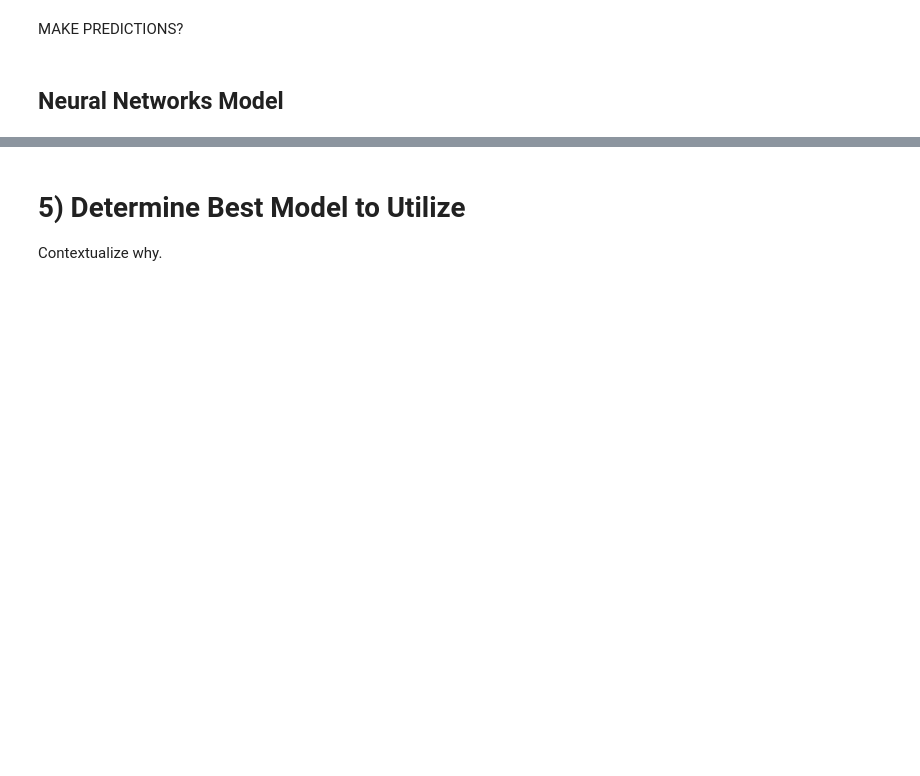
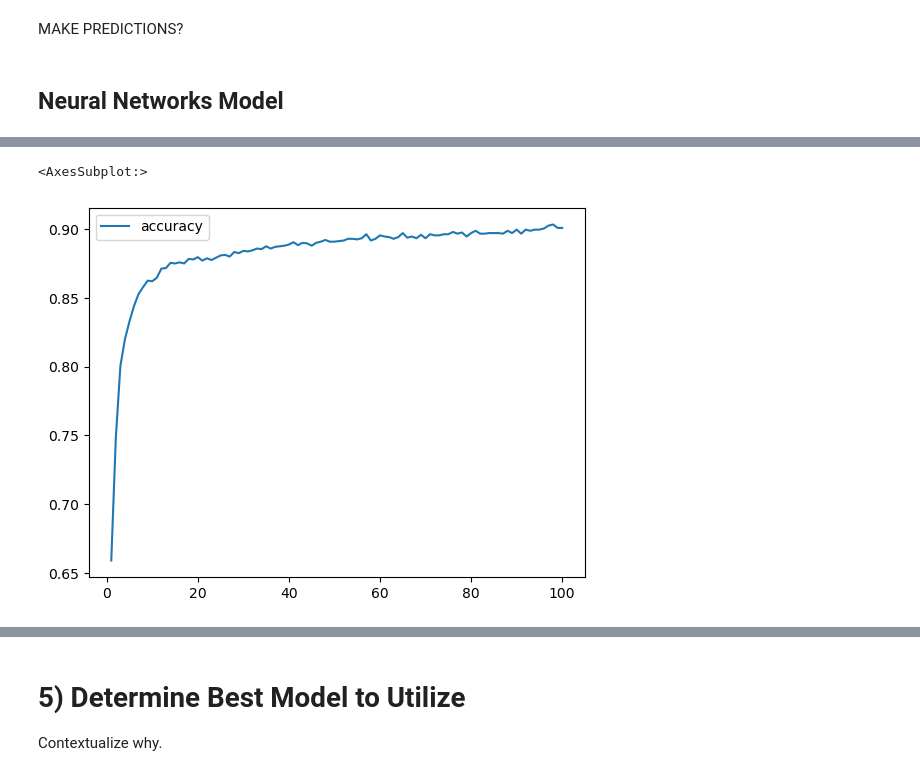
Before and after one commit to pbhan710/project04-group10, a Jupyter notebook: ml.ipynb, the cells around one changed output, grey strips where cells are left out. Cells and saved outputs as stored; diff of their text form; code cells hidden in the pictures; blank space fills up the shorter version.

```diff
--- a/ml.ipynb
+++ b/ml.ipynb
@@ -112,0 +333,5 @@ fit_model = nn_model.fit(X_train_scaled, y_train, epochs=100)
+# %%
+history_df.plot(y="accuracy")
+# %% [output]
+<AxesSubplot:>
+[figure, added]
```
Also changed, not shown: parts of 30 cells of this notebook.
